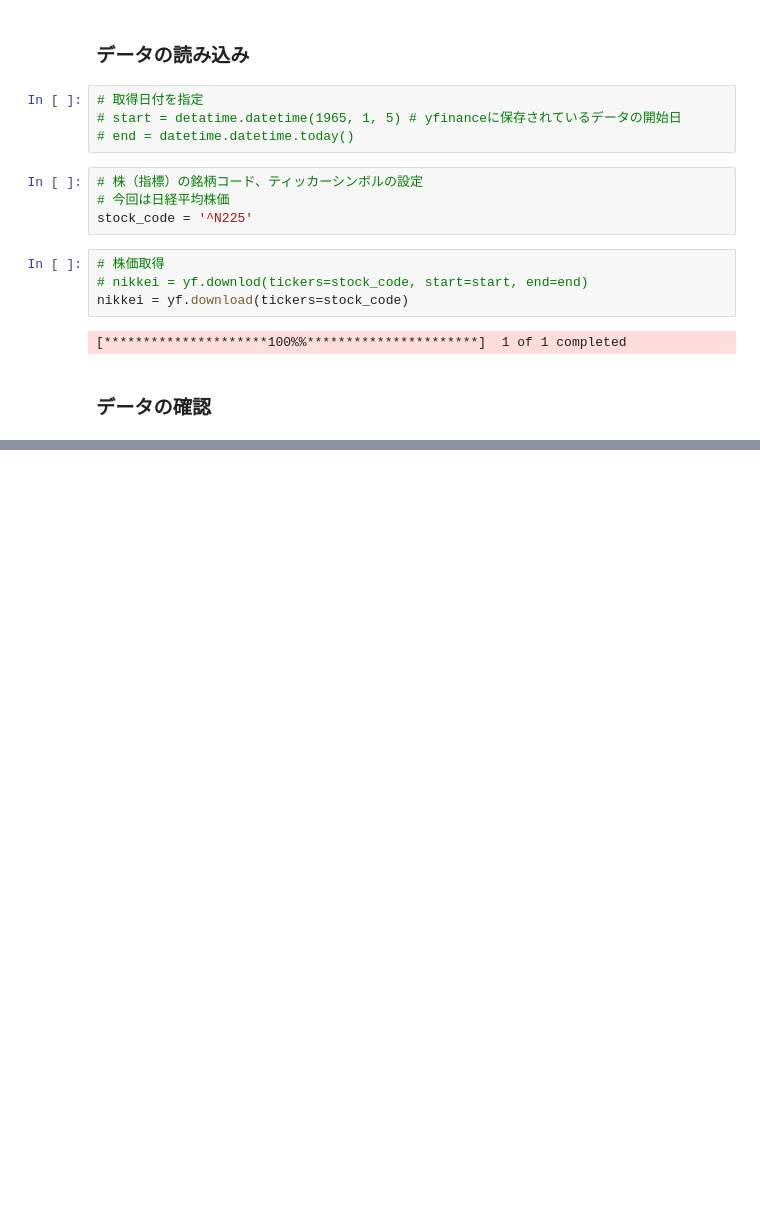
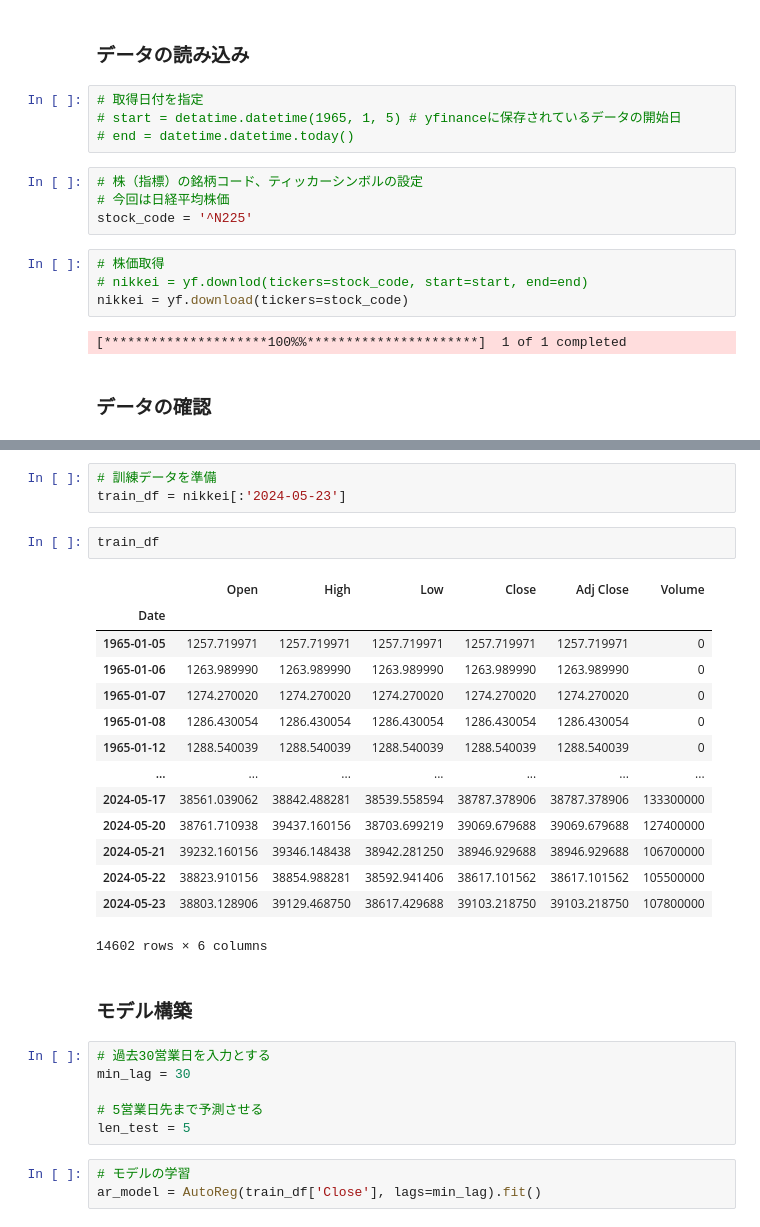
Before and after one commit to 06yako14/stock-prediction, a Jupyter notebook: TimeSeriesModels.ipynb, the cells around one changed output, grey strips where cells are left out. Saved outputs shown, nothing was run; the diff lists cells and outputs as text; blank space fills up the shorter version.

```diff
--- a/TimeSeriesModels.ipynb
+++ b/TimeSeriesModels.ipynb
@@ -52,0 +113,31 @@ nikkei = yf.download(tickers=stock_code)
+# %%
+# 訓練データを準備
+train_df = nikkei[:'2024-05-23']
+# %%
+train_df
+# %% [output]
+|  | Open | High | Low | Close | Adj Close | Volume |
+| Date |  |  |  |  |  |  |
+| 1965-01-05 | 1257.719971 | 1257.719971 | 1257.719971 | 1257.719971 | 1257.719971 | 0 |
+| 1965-01-06 | 1263.989990 | 1263.989990 | 1263.989990 | 1263.989990 | 1263.989990 | 0 |
+| 1965-01-07 | 1274.270020 | 1274.270020 | 1274.270020 | 1274.270020 | 1274.270020 | 0 |
+| 1965-01-08 | 1286.430054 | 1286.430054 | 1286.430054 | 1286.430054 | 1286.430054 | 0 |
+| 1965-01-12 | 1288.540039 | 1288.540039 | 1288.540039 | 1288.540039 | 1288.540039 | 0 |
+| ... | ... | ... | ... | ... | ... | ... |
+| 2024-05-17 | 38561.039062 | 38842.488281 | 38539.558594 | 38787.378906 | 38787.378906 | 133300000 |
+| 2024-05-20 | 38761.710938 | 39437.160156 | 38703.699219 | 39069.679688 | 39069.679688 | 127400000 |
+| 2024-05-21 | 39232.160156 | 39346.148438 | 38942.281250 | 38946.929688 | 38946.929688 | 106700000 |
+| 2024-05-22 | 38823.910156 | 38854.988281 | 38592.941406 | 38617.101562 | 38617.101562 | 105500000 |
+| 2024-05-23 | 38803.128906 | 39129.468750 | 38617.429688 | 39103.218750 | 39103.218750 | 107800000 |
+14602 rows × 6 columns
+# %% [markdown]
+### モデル構築
+# %%
+# 過去30営業日を入力とする
+min_lag = 30
+
+# 5営業日先まで予測させる
+len_test = 5
+# %%
+# モデルの学習
+ar_model = AutoReg(train_df['Close'], lags=min_lag).fit()
```
Also changed, not shown: parts of 7 cells of this notebook.
